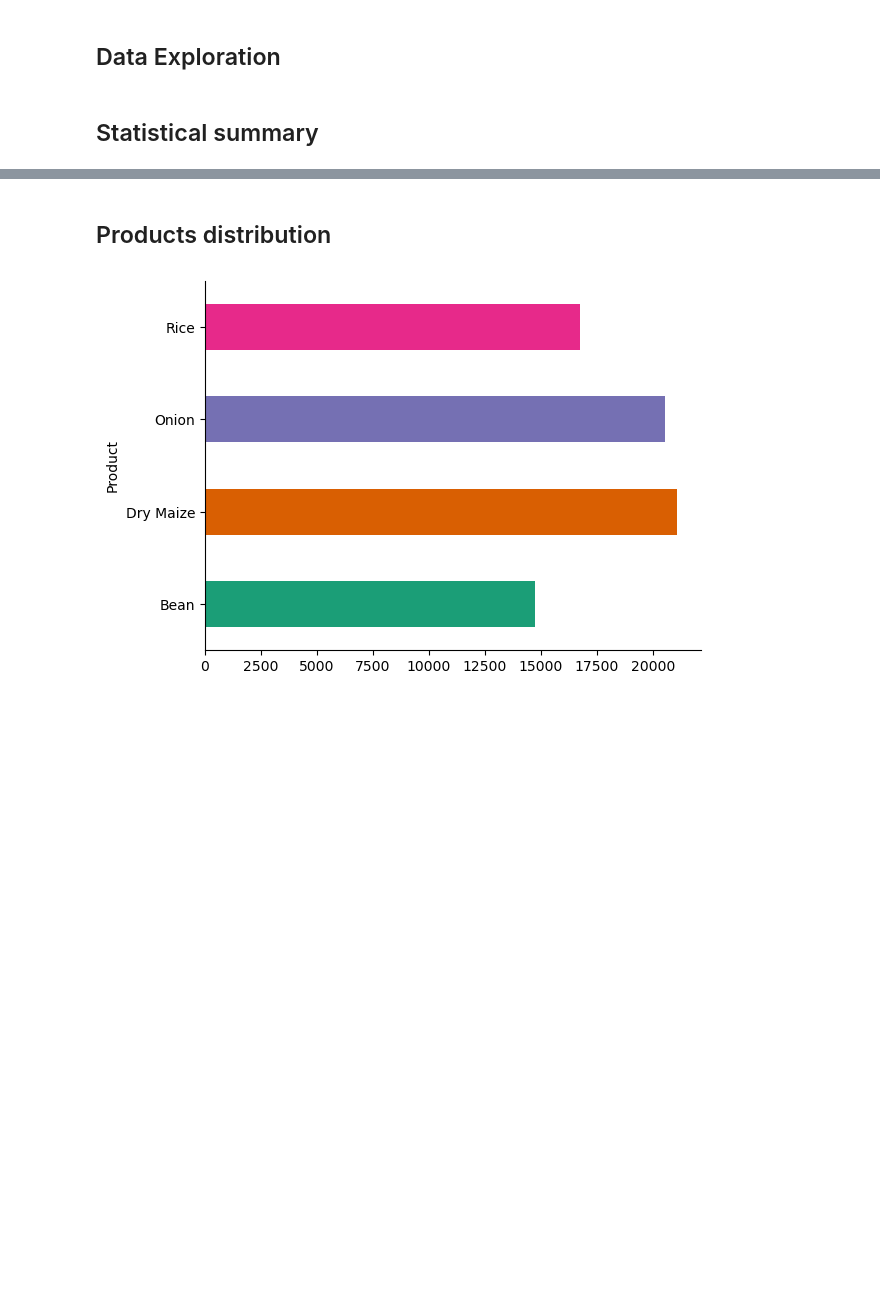
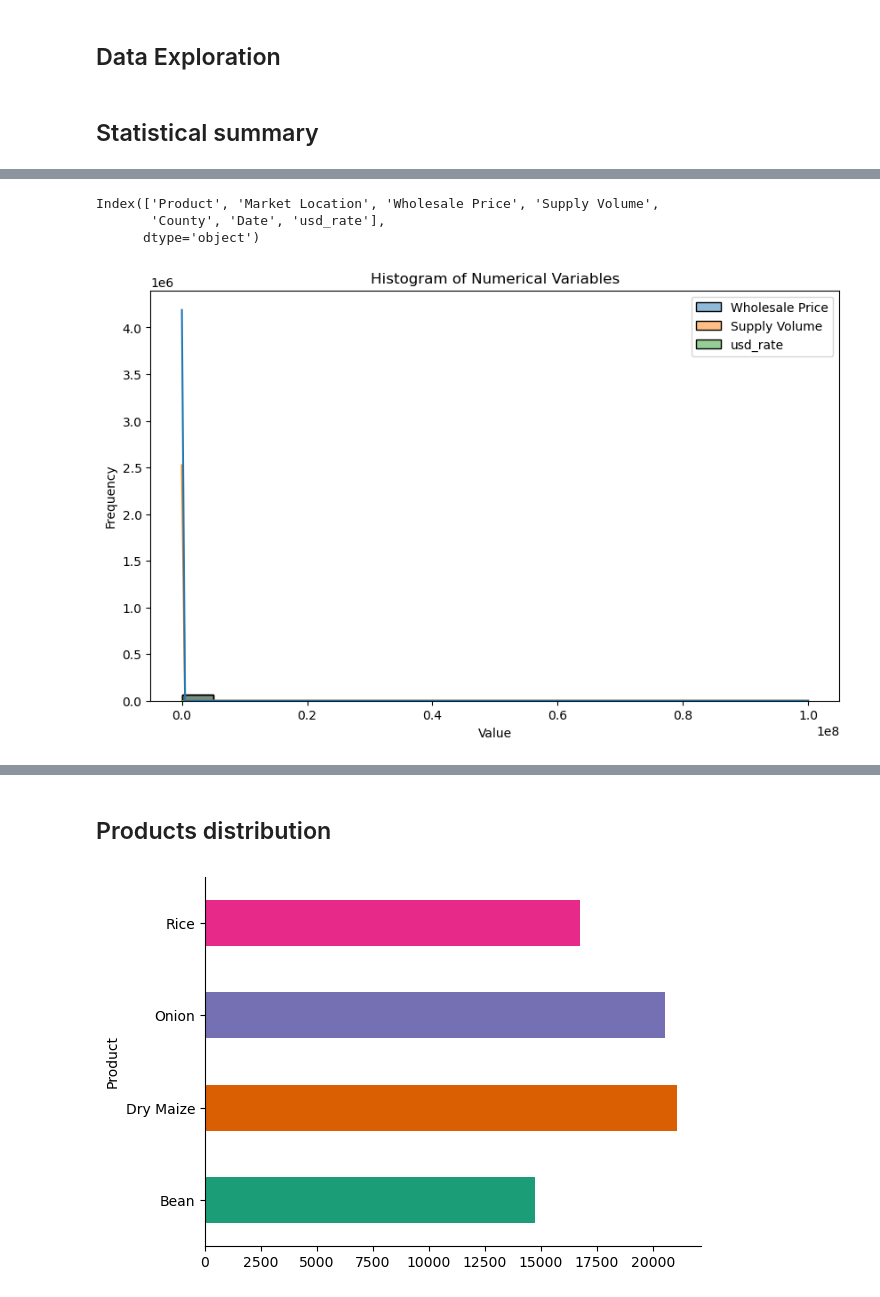
Before and after one commit to Dev-Org-com/CROP_PRICE_PREDICTION, a Jupyter notebook: Ministry_of_Agriculture_Data.ipynb, the cells around one changed output, grey strips where cells are left out. Cells and saved outputs as stored; diff of their text form; code cells hidden in the pictures; blank space fills up the shorter version.

```diff
--- a/Ministry_of_Agriculture_Data.ipynb
+++ b/Ministry_of_Agriculture_Data.ipynb
@@ -583,0 +584,19 @@ std       13.793940
+# %%
+data_cleaned.columns
+# %% [output]
+Index(['Product', 'Market Location', 'Wholesale Price', 'Supply Volume',
+       'County', 'Date', 'usd_rate'],
+      dtype='object')
+# %%
+import seaborn as sns
+import matplotlib.pyplot as plt
+
+# Histogram for numerical variables
+plt.figure(figsize=(10, 6))
+sns.histplot(data_cleaned[['Wholesale Price', 'Supply Volume', 'usd_rate']], bins=20, kde=True)
+plt.title('Histogram of Numerical Variables')
+plt.xlabel('Value')
+plt.ylabel('Frequency')
+plt.show()
+# %% [output]
+[figure, added]
```
Also changed, not shown: parts of 4 cells of this notebook.
